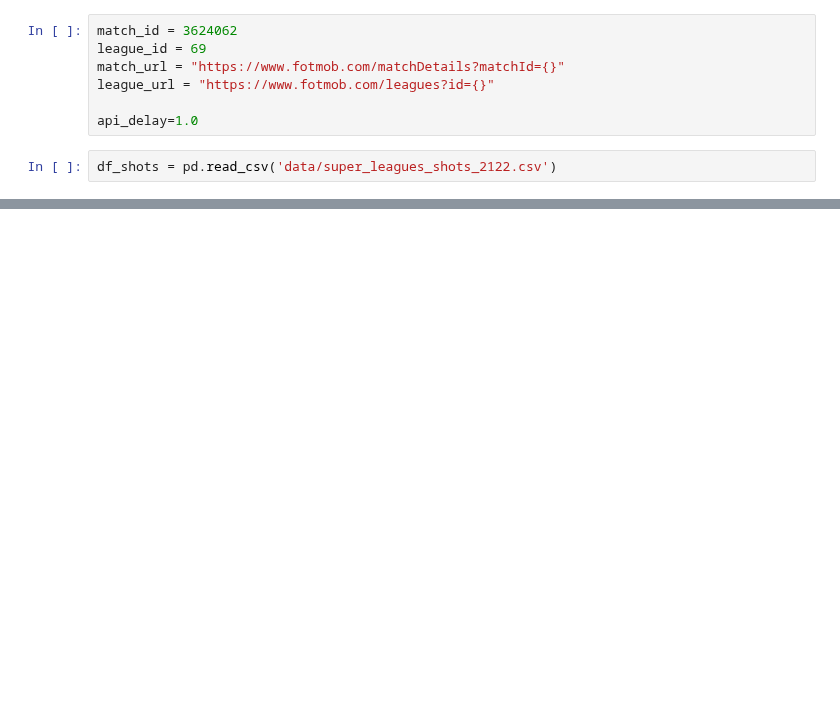
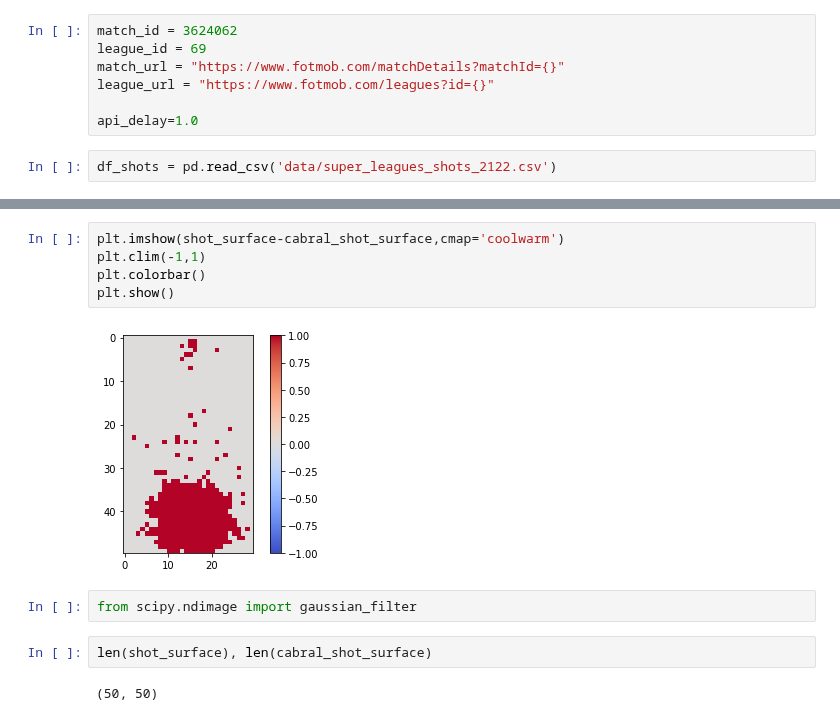
Before and after one commit to TK5-Tim/ds-projects, a Jupyter notebook: rsl/shotmaps.ipynb, the cells around one changed output, grey strips where cells are left out. Drawn from its saved outputs; the diff is of its cells as text; blank space fills up the shorter version.

```diff
--- a/rsl/shotmaps.ipynb
+++ b/rsl/shotmaps.ipynb
@@ -60,0 +251,13 @@ df_shots[df_shots['expected_goals'].isnull()]
+# %%
+plt.imshow(shot_surface-cabral_shot_surface,cmap='coolwarm')
+plt.clim(-1,1)
+plt.colorbar()
+plt.show()
+# %% [output]
+[figure, added]
+# %%
+from scipy.ndimage import gaussian_filter
+# %%
+len(shot_surface), len(cabral_shot_surface)
+# %% [output]
+(50, 50)
```
Also changed, not shown: parts of 37 cells of this notebook, 22 other files.
